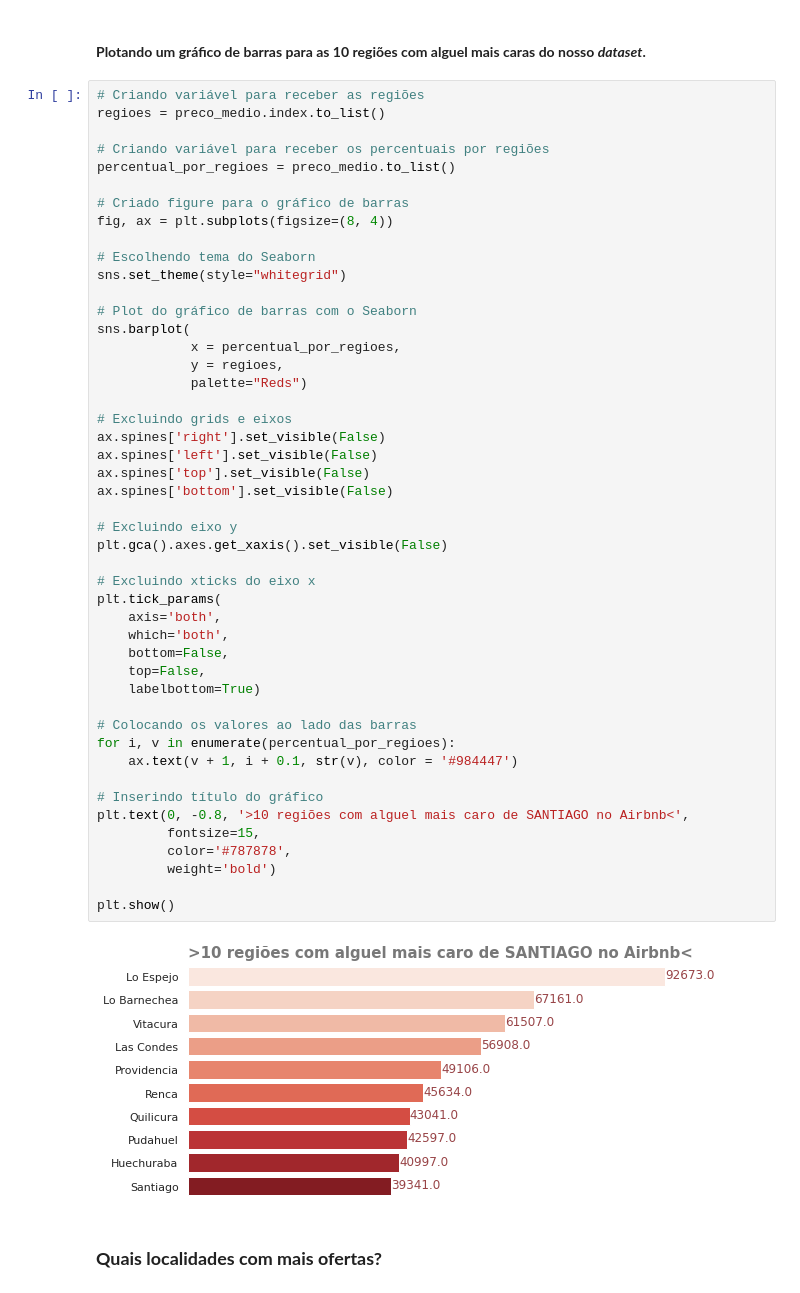
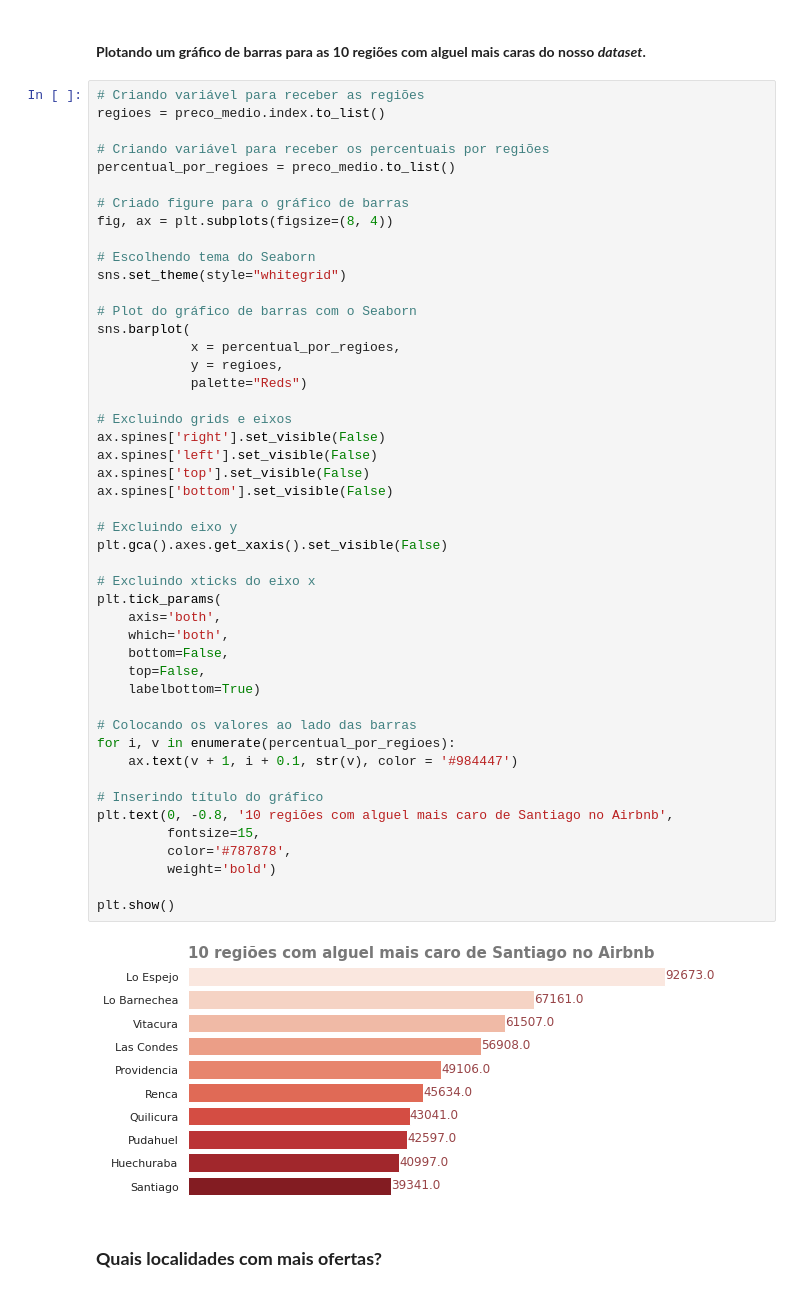
Before and after one commit to michaeljmcardoso/Projeto_Analisando-os-Dados-do-Airbnb_Santiago_Chile, a Jupyter notebook: Analisando_os_Dados_do_Airbnb_Santiago_Chile.ipynb, the cells around one changed output. Saved outputs shown, nothing was run; the diff lists cells and outputs as text.

```diff
--- a/Analisando_os_Dados_do_Airbnb_Santiago_Chile.ipynb
+++ b/Analisando_os_Dados_do_Airbnb_Santiago_Chile.ipynb
@@ -605,35 +621,35 @@ sns.barplot(
             palette="Reds")
 
 # Excluindo grids e eixos
 ax.spines['right'].set_visible(False)
 ax.spines['left'].set_visible(False)
 ax.spines['top'].set_visible(False)
 ax.spines['bottom'].set_visible(False)
 
 # Excluindo eixo y
 plt.gca().axes.get_xaxis().set_visible(False)
 
 # Excluindo xticks do eixo x
 plt.tick_params(
     axis='both',
     which='both',
     bottom=False,
     top=False,
     labelbottom=True)
 
 # Colocando os valores ao lado das barras
 for i, v in enumerate(percentual_por_regioes):
     ax.text(v + 1, i + 0.1, str(v), color = '#984447')
 
 # Inserindo título do gráfico
-plt.text(0, -0.8, '>10 regiões com alguel mais caro de SANTIAGO no Airbnb<',
+plt.text(0, -0.8, '10 regiões com alguel mais caro de Santiago no Airbnb',
          fontsize=15,
          color='#787878',
          weight='bold')
 
 plt.show()
 # %% [output]
-[figure, old version]
+[figure, new version]
 # %% [markdown]
 ### **Quais localidades com mais ofertas?**
 # %%
```
Also changed, not shown: parts of 29 cells of this notebook.
